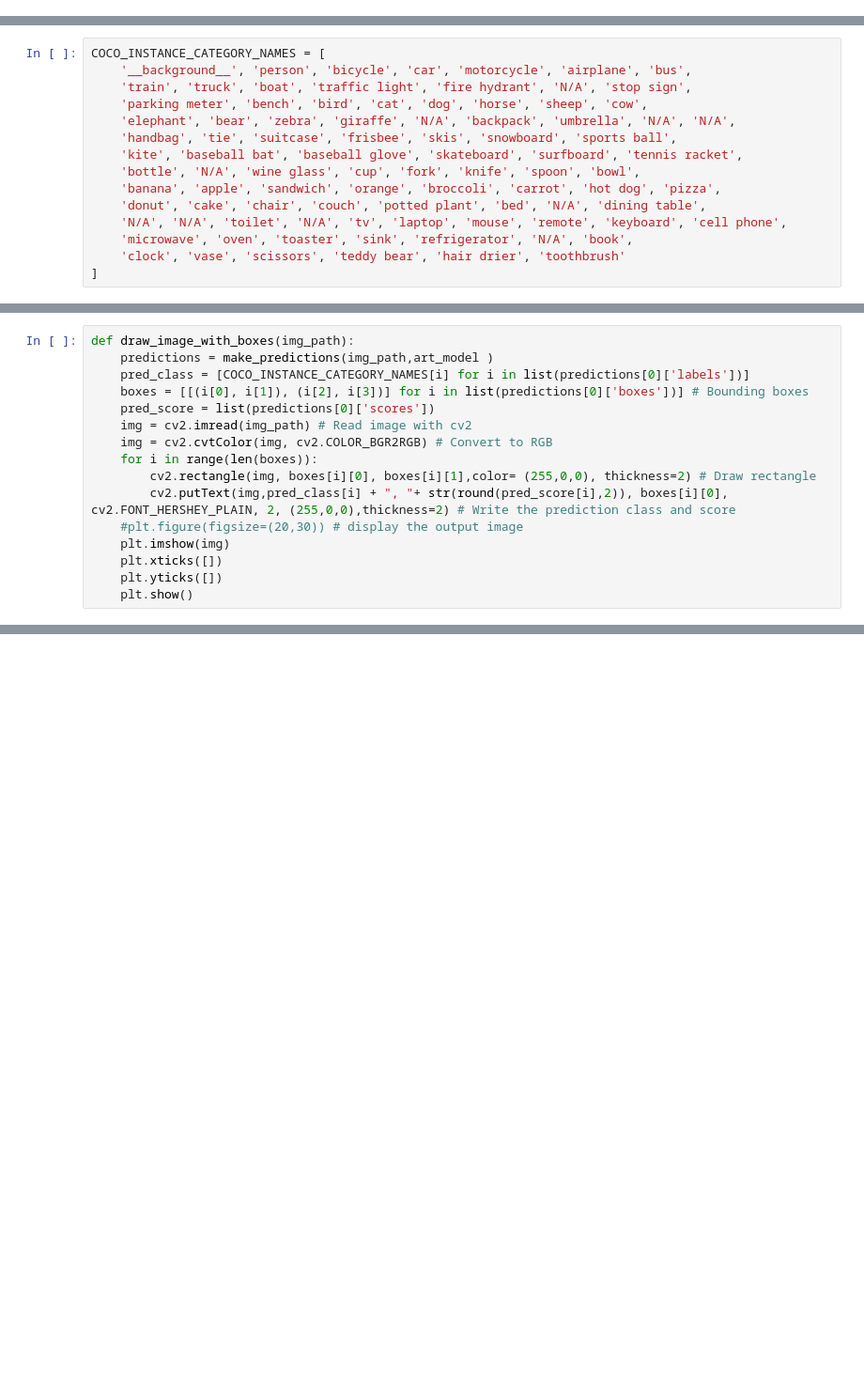
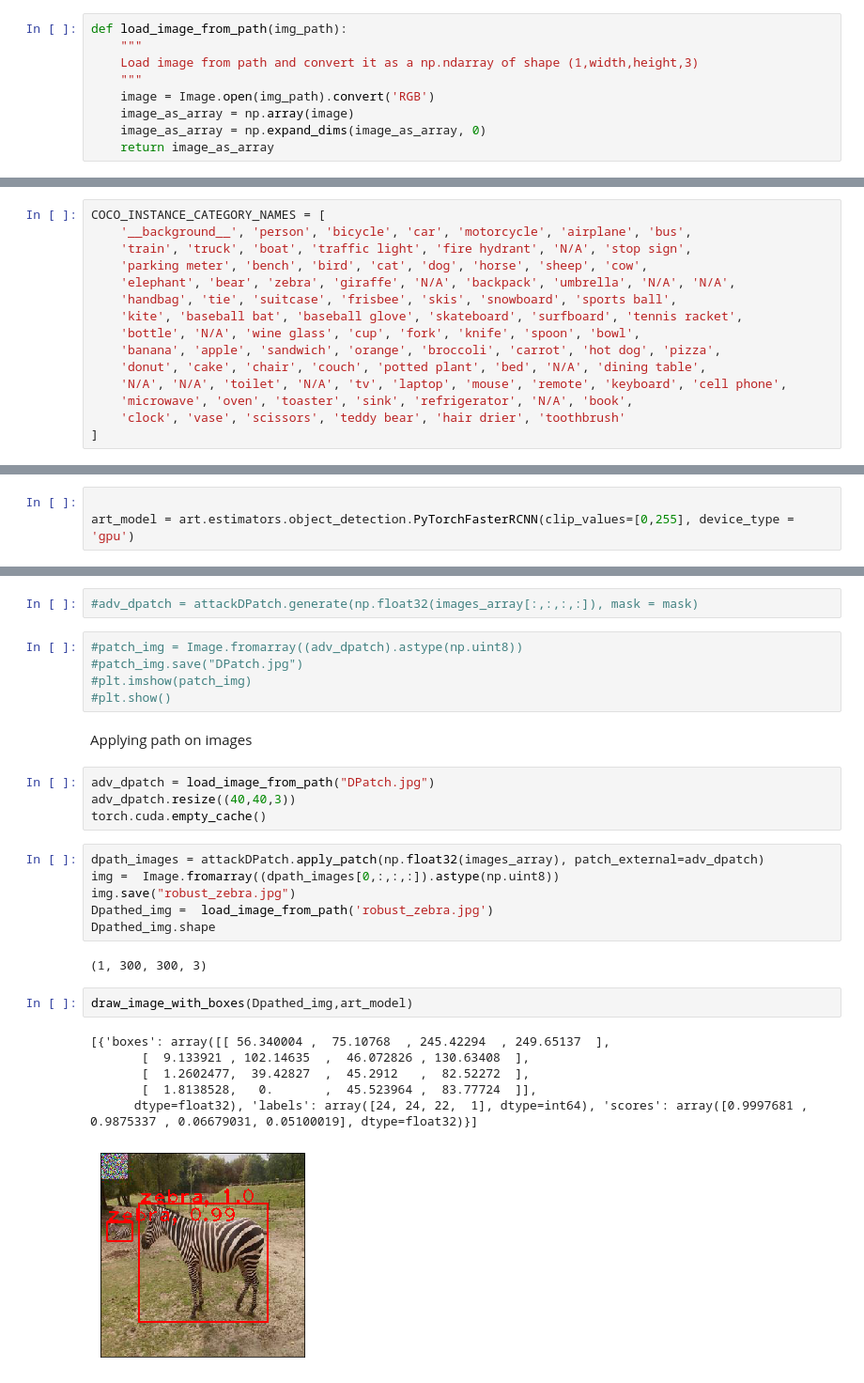
Before and after one commit to sebastiankul-99/ART-AGH, a Jupyter notebook: ObjectDetectionWithArt.ipynb, the cells around one changed output, grey strips where cells are left out. Shown: that part at 94% size. Cells and saved outputs as stored; diff of their text form; blank space fills up the shorter version.

```diff
--- a/ObjectDetectionWithArt.ipynb
+++ b/ObjectDetectionWithArt.ipynb
@@ -64,0 +19,9 @@ Ok, our network detects something in the picture let's check if label: 25 is for
+# %%
+def load_image_from_path(img_path):
+    """
+    Load image from path and convert it as a np.ndarray of shape (1,width,height,3)
+    """
+    image = Image.open(img_path).convert('RGB')
+    image_as_array = np.array(image)
+    image_as_array = np.expand_dims(image_as_array, 0)
+    return image_as_array
@@ -103,16 +79,0 @@ Pictures seems to be slightly too big
-# %%
-def draw_image_with_boxes(img_path):
-    predictions = make_predictions(img_path,art_model )
-    pred_class = [COCO_INSTANCE_CATEGORY_NAMES[i] for i in list(predictions[0]['labels'])]
-    boxes = [[(i[0], i[1]), (i[2], i[3])] for i in list(predictions[0]['boxes'])] # Bounding boxes
-    pred_score = list(predictions[0]['scores'])
-    img = cv2.imread(img_path) # Read image with cv2
-    img = cv2.cvtColor(img, cv2.COLOR_BGR2RGB) # Convert to RGB
-    for i in range(len(boxes)):
-        cv2.rectangle(img, boxes[i][0], boxes[i][1],color= (255,0,0), thickness=2) # Draw rectangle
-        cv2.putText(img,pred_class[i] + ", "+ str(round(pred_score[i],2)), boxes[i][0],  cv2.FONT_HERSHEY_PLAIN, 2, (255,0,0),thickness=2) # Write the prediction class and score
-    #plt.figure(figsize=(20,30)) # display the output image
-    plt.imshow(img)
-    plt.xticks([])
-    plt.yticks([])
-    plt.show()
@@ -282,0 +102,3 @@ draw_image_with_boxes("giraffe2.jpg")
+# %%
+
+art_model = art.estimators.object_detection.PyTorchFasterRCNN(clip_values=[0,255], device_type = 'gpu')
@@ -282,0 +122,30 @@ draw_image_with_boxes("giraffe2.jpg")
+# %%
+#adv_dpatch = attackDPatch.generate(np.float32(images_array[:,:,:,:]), mask = mask)
+# %%
+#patch_img = Image.fromarray((adv_dpatch).astype(np.uint8))
+#patch_img.save("DPatch.jpg")
+#plt.imshow(patch_img)
+#plt.show()
+# %% [markdown]
+Applying path on images
+# %%
+adv_dpatch = load_image_from_path("DPatch.jpg")
+adv_dpatch.resize((40,40,3))
+torch.cuda.empty_cache()
+# %%
+dpath_images = attackDPatch.apply_patch(np.float32(images_array), patch_external=adv_dpatch)
+img =  Image.fromarray((dpath_images[0,:,:,:]).astype(np.uint8))
+img.save("robust_zebra.jpg")
+Dpathed_img =  load_image_from_path('robust_zebra.jpg')
+Dpathed_img.shape
+# %% [output]
+(1, 300, 300, 3)
+# %%
+draw_image_with_boxes(Dpathed_img,art_model)
+# %% [output]
+[{'boxes': array([[ 56.340004 ,  75.10768  , 245.42294  , 249.65137  ],
+       [  9.133921 , 102.14635  ,  46.072826 , 130.63408  ],
+       [  1.2602477,  39.42827  ,  45.2912   ,  82.52272  ],
+       [  1.8138528,   0.       ,  45.523964 ,  83.77724  ]],
+      dtype=float32), 'labels': array([24, 24, 22,  1], dtype=int64), 'scores': array([0.9997681 , 0.9875337 , 0.06679031, 0.05100019], dtype=float32)}]
+[figure, added]
```
Also changed, not shown: parts of 88 cells of this notebook.
